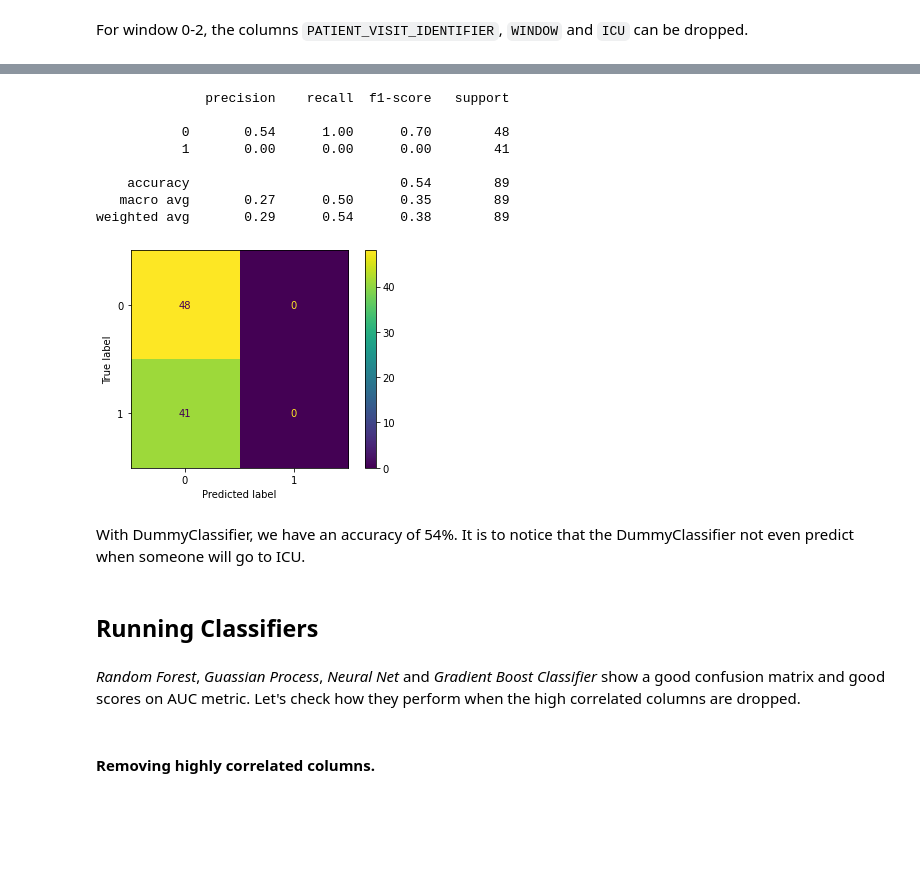
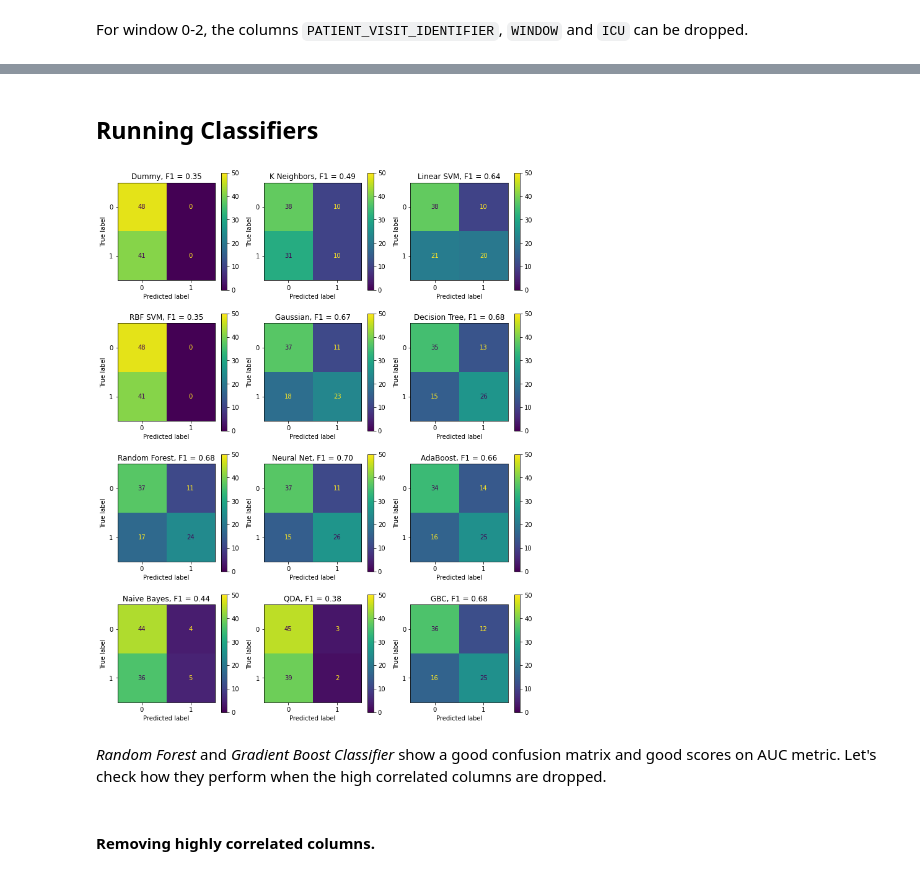
Before and after one commit to willianrocha/COVID-19_clinical_data_assess_diagnosis, a Jupyter notebook: notebooks/ML.ipynb, the cells around one changed output, grey strips where cells are left out. Cells and saved outputs as stored; diff of their text form; code cells hidden in the pictures; blank space fills up the shorter version.

```diff
--- a/notebooks/ML.ipynb
+++ b/notebooks/ML.ipynb
@@ -230,17 +232,0 @@ x_train, x_test, y_train, y_test = train_test_split(x, y, stratify=y)
-# %%
-modelo = DummyClassifier()
-modelo.fit(x_train, y_train)
-
-evaluate_model(modelo, y_test)
-# %% [output]
-              precision    recall  f1-score   support
-
-           0       0.54      1.00      0.70        48
-           1       0.00      0.00      0.00        41
-
-    accuracy                           0.54        89
-   macro avg       0.27      0.50      0.35        89
-weighted avg       0.29      0.54      0.38        89
-[figure, removed]
-# %% [markdown]
-With DummyClassifier, we have an accuracy of 54%. It is to notice that the DummyClassifier not even predict when someone will go to ICU.
@@ -279,30 +264,31 @@ classifiers = [
 # %%
 def plot_confusion_matrix_for_models(names, classifiers, nrows, ncols):
     np.random.seed(73246)
     fig, axes = plt.subplots(nrows=nrows, ncols=ncols, figsize=(12, 16))
     axis = []
     for ax in axes:
         axis.extend(ax)
     axes_ind = 0
     trained_models = []
     for name, clf in zip(names, classifiers):
         clf.fit(x_train, y_train)
         trained_models.append(clf)
         disp = plot_confusion_matrix(clf, x_test, y_test, ax=axis[axes_ind])
-        cv = RepeatedStratifiedKFold(n_splits=5, n_repeats=10)
-        results = cross_validate(clf, x, y, cv=cv, scoring='roc_auc', return_train_score=True)
-        auc_medio = np.mean(results['test_score'])
-        axis[axes_ind].set_title(f'{name}, AUC = {auc_medio:.3f}')
+        y_predict = clf.predict(x_test)
+        auc_medio = fbeta_score(y_test, y_predict, average='macro', beta=1)
+        axis[axes_ind].set_title(f'{name}, F1 = {auc_medio:.2f}')
         disp.im_.set_clim(0, 50)
         axes_ind += 1
     plt.show()
     for ax in axis[len(names):]:
         ax.set_visible(False)
         fig.delaxes(ax)
     return trained_models
-plot_confusion_matrix_for_models(names, classifiers, 4, 3)
+_ = plot_confusion_matrix_for_models(names, classifiers, 4, 3)
+# %% [output]
+[figure, added]
 # %% [markdown]
-_Random Forest_, _Guassian Process_, _Neural Net_ and _Gradient Boost Classifier_ show a good confusion matrix and good scores on AUC metric. Let's check how they perform when the high correlated columns are dropped.
+_Random Forest_ and _Gradient Boost Classifier_ show a good confusion matrix and good scores on AUC metric. Let's check how they perform when the high correlated columns are dropped.
 # %% [markdown]
 #### Removing highly correlated columns.
 # %%
```
Also changed, not shown: parts of 58 cells of this notebook, 1 other file.
